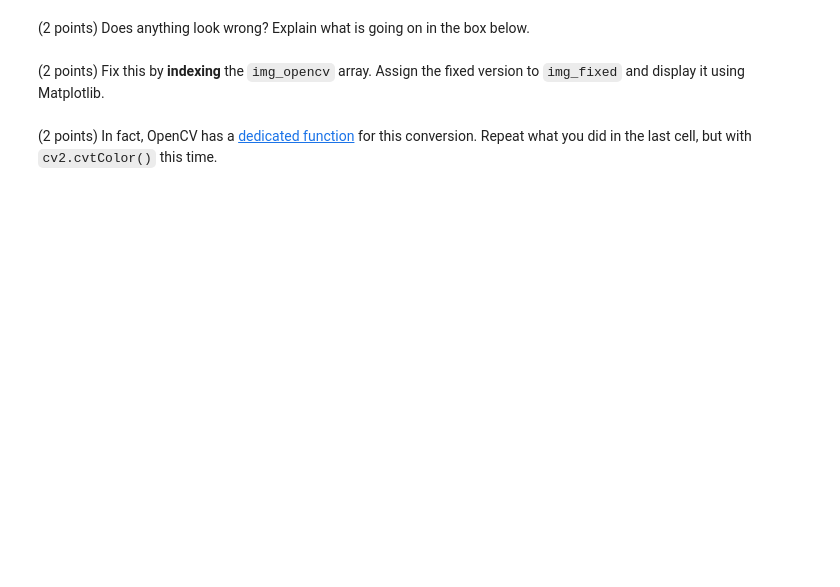
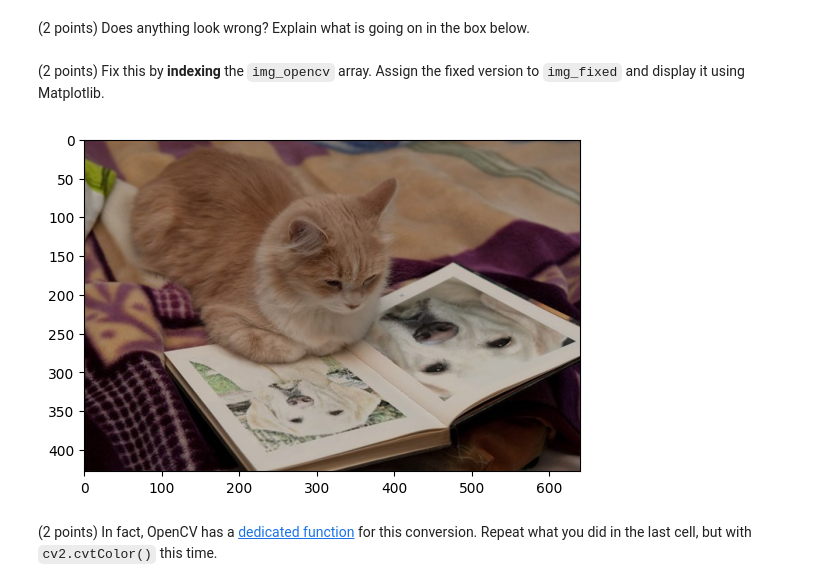
Before and after one commit to tanaynayak/CV, a Jupyter notebook: module_01/01_numpy_and_image_basics.ipynb, the cells around one changed output. Drawn from its saved outputs; the diff is of its cells as text; code cells hidden in the pictures; blank space fills up the shorter version.

```diff
--- a/module_01/01_numpy_and_image_basics.ipynb
+++ b/module_01/01_numpy_and_image_basics.ipynb
@@ -42,5 +141,14 @@ Hint: Refer to Numpy's [docs on indexing](https://numpy.org/devdocs/user/basics.
 #
 # %% [markdown]
 (2 points) Fix this by **indexing** the `img_opencv` array. Assign the fixed version to `img_fixed` and display it using Matplotlib.
+# %%
+# Fix the issue by indexing the img_opencv array
+img_fixed = img_opencv[:, :, ::-1]
+
+# Display the fixed image using Matplotlib
+plt.imshow(img_fixed)
+plt.show()
+# %% [output]
+[figure, added]
 # %% [markdown]
 (2 points) In fact, OpenCV has a [dedicated function](https://docs.opencv.org/4.6.0/d8/d01/group__imgproc__color__conversions.html#ga397ae87e1288a81d2363b61574eb8cab) for this conversion. Repeat what you did in the last cell, but with `cv2.cvtColor()` this time.
```
Also changed, not shown: parts of 13 cells of this notebook, 4 other files.
